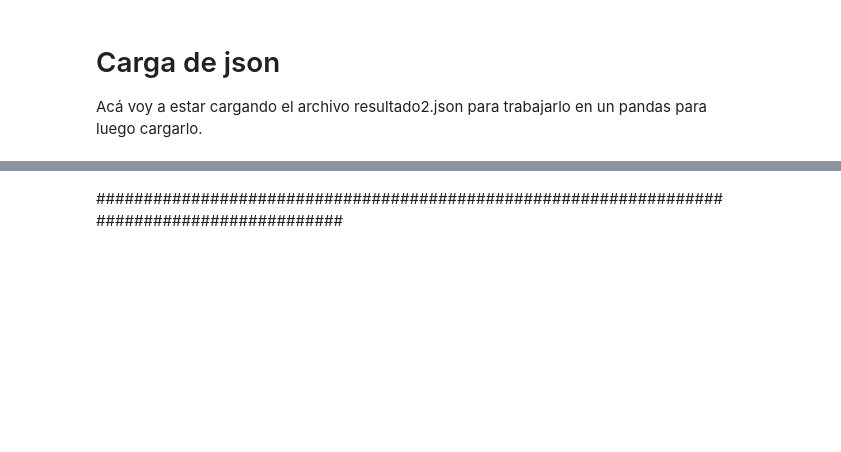
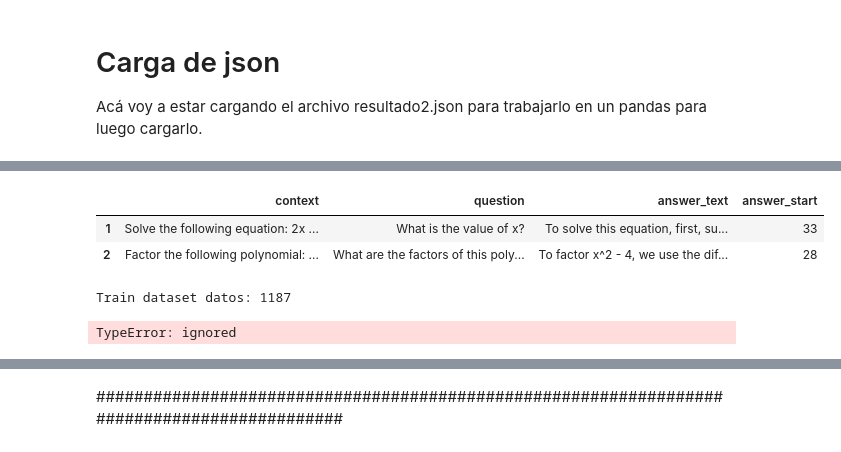
Before and after one commit to NICCANAS/NeoGPT-Duoc, a Jupyter notebook: gpt_neo_125_M.ipynb, the cells around one changed output, grey strips where cells are left out. Saved outputs shown, nothing was run; the diff lists cells and outputs as text; code cells hidden in the pictures; blank space fills up the shorter version.

```diff
--- a/gpt_neo_125_M.ipynb
+++ b/gpt_neo_125_M.ipynb
@@ -149,0 +149,6 @@ mp_ordenado
+# %%
+Finalprueba
+# %% [output]
+|  | context | question | answer_text | answer_start |
+| 1 | Solve the following equation: 2x ... | What is the value of x? | To solve this equation, first, su... | 33 |
+| 2 | Factor the following polynomial: ... | What are the factors of this poly... | To factor x^2 - 4, we use the dif... | 28 |
@@ -150,7 +157,13 @@ mp_ordenado
 # %%
 from happytransformer import HappyQuestionAnswering, QATrainArgs
 # --------------------------------------#
+print(f"Train dataset datos: {len(mp_ordenado)}")
+
+# --------------------------------------#
 happy_qa = HappyQuestionAnswering()
 
-args = QATrainArgs(num_train_epochs=1)
-happy_qa.train('/content/mp_ordenado.csv', args=args)
+args = QATrainArgs(num_train_epochs=5)
+happy_qa.train('/content/sample_data/prueba_test_ingles.csv')
+# %% [output]
+Train dataset datos: 1187
+TypeError: ignored
```
Also changed, not shown: parts of 22 cells of this notebook, 3 other files.
